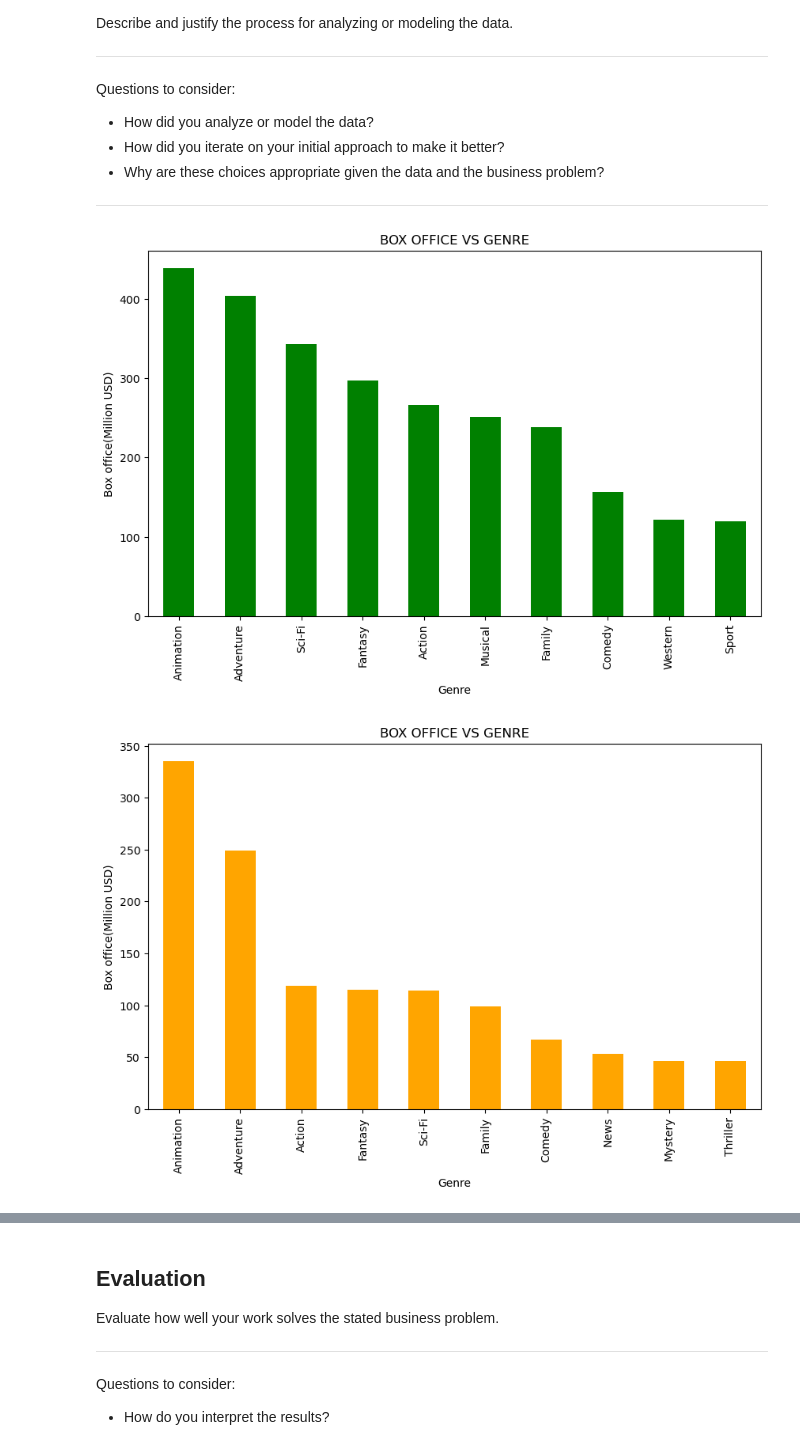
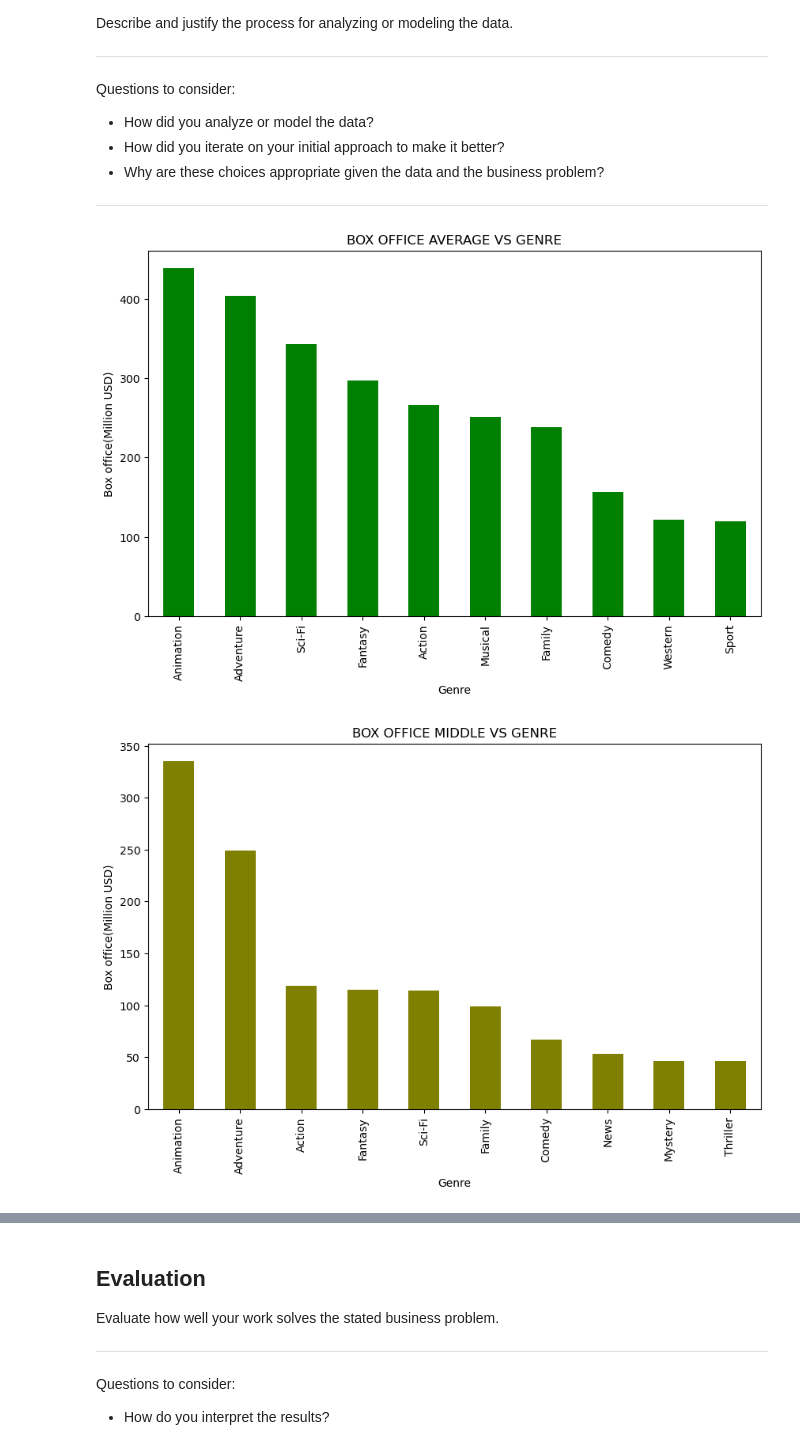
Before and after one commit to Gajas9/Gaja-projectone, a Jupyter notebook: dsc-phase1-project-template-Final.ipynb, the cells around one changed output, grey strips where cells are left out. Cells and saved outputs as stored; diff of their text form; code cells hidden in the pictures.

```diff
--- a/dsc-phase1-project-template-Final.ipynb
+++ b/dsc-phase1-project-template-Final.ipynb
@@ -561,23 +561,24 @@ Questions to consider:
 * Why are these choices appropriate given the data and the business problem?
 ***
 # %%
-#bar graph between profit and genre
+#bar graph between box offcie AVERAGE  and genre
 df5_grouped=df5.groupby('genres')['box office'].mean()
 sorted_data = df5_grouped.sort_values(ascending=False)
 sorted_data.head(10).plot(kind='bar', x='genres', y='box office',color='Green', figsize=(10, 6))
-plt.title('BOX OFFICE VS GENRE')
+plt.title('BOX OFFICE AVERAGE VS GENRE')
 plt.xlabel('Genre')
 plt.ylabel('Box office(Million USD)')
 plt.show()
 # %% [output]
-[figure, old version]
+[figure, new version]
 # %%
+#bar graph between box office Median  and genre
 df5_median=df5.groupby('genres')['box office'].median()
 sorted_data = df5_median.sort_values(ascending=False)
-sorted_data.head(10).plot(kind='bar', x='genres', y='box office',color='orange', figsize=(10, 6))
-plt.title('BOX OFFICE VS GENRE')
+sorted_data.head(10).plot(kind='bar', x='genres', y='box office',color='OLIVE', figsize=(10, 6))
+plt.title('BOX OFFICE MIDDLE VS GENRE')
 plt.xlabel('Genre')
 plt.ylabel('Box office(Million USD)')
 plt.show()
 # %% [output]
-[figure, old version]
+[figure, new version]
```
Also changed, not shown: parts of 20 cells of this notebook, 5 other files.
